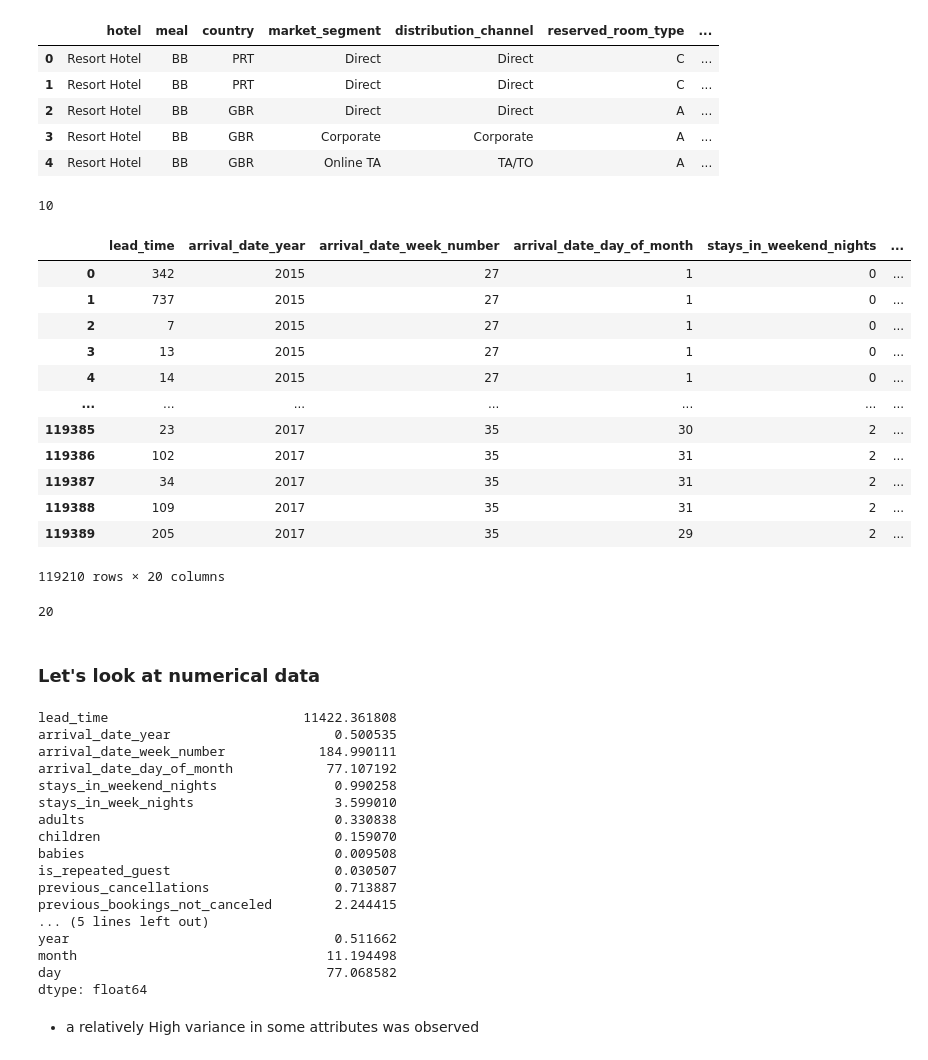
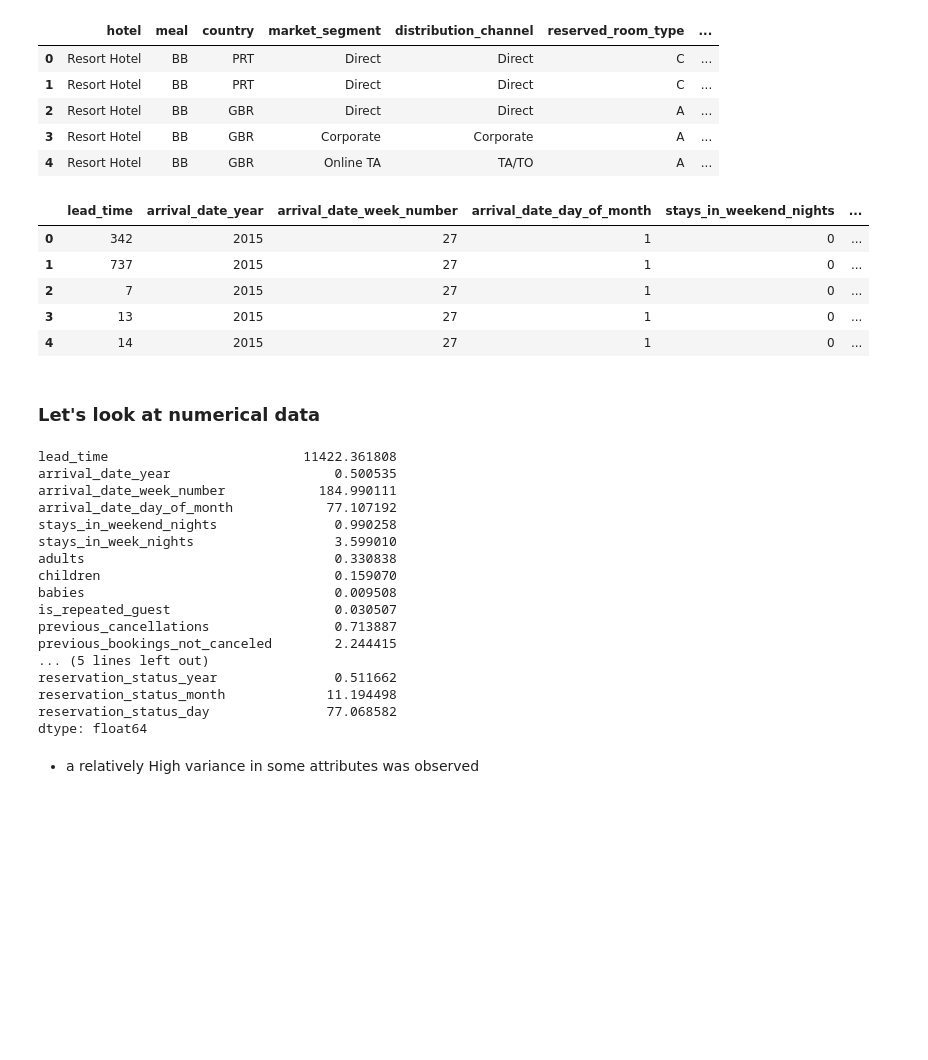
Before and after one commit to midoplays/DAProject, a Jupyter notebook: project.ipynb, the cells around one changed output. Saved outputs shown, nothing was run; the diff lists cells and outputs as text; code cells hidden in the pictures; blank space fills up the shorter version.

```diff
--- a/project.ipynb
+++ b/project.ipynb
@@ -253,9 +228,9 @@ df.describe()
 ##### Handling date data type
 # %%
 df['reservation_status_date'] = pd.to_datetime(df['reservation_status_date'])
-df['year'] = df['reservation_status_date'].dt.year
-df['month'] = df['reservation_status_date'].dt.month
-df['day'] = df['reservation_status_date'].dt.day
+df['reservation_status_year'] = df['reservation_status_date'].dt.year
+df['reservation_status_month'] = df['reservation_status_date'].dt.month
+df['reservation_status_day'] = df['reservation_status_date'].dt.day
 df.drop(['reservation_status_date','arrival_date_month'] , axis = 1, inplace = True)
 df.head()
 # %% [output]
@@ -279,32 +254,17 @@ categorical_df.head()
 | 2 | Resort Hotel | BB | GBR | Direct | Direct | A | ... |
 | 3 | Resort Hotel | BB | GBR | Corporate | Corporate | A | ... |
 | 4 | Resort Hotel | BB | GBR | Online TA | TA/TO | A | ... |
-# %%
-len(categorical_df.columns)
-# %% [output]
-10
 # %%
 numerical_df = df.drop(columns=categoircal, axis=1)
 numerical_df.drop('is_canceled', inplace=True, axis=1)
-numerical_df
+numerical_df.head()
 # %% [output]
 |  | lead_time | arrival_date_year | arrival_date_week_number | arrival_date_day_of_month | stays_in_weekend_nights | ... |
 | 0 | 342 | 2015 | 27 | 1 | 0 | ... |
 | 1 | 737 | 2015 | 27 | 1 | 0 | ... |
 | 2 | 7 | 2015 | 27 | 1 | 0 | ... |
 | 3 | 13 | 2015 | 27 | 1 | 0 | ... |
 | 4 | 14 | 2015 | 27 | 1 | 0 | ... |
-| ... | ... | ... | ... | ... | ... | ... |
-| 119385 | 23 | 2017 | 35 | 30 | 2 | ... |
-| 119386 | 102 | 2017 | 35 | 31 | 2 | ... |
-| 119387 | 34 | 2017 | 35 | 31 | 2 | ... |
-| 119388 | 109 | 2017 | 35 | 31 | 2 | ... |
-| 119389 | 205 | 2017 | 35 | 29 | 2 | ... |
-119210 rows × 20 columns
-# %%
-len(numerical_df.columns)
-# %% [output]
-20
 # %% [markdown]
 ### Let's look at numerical data
 # %%
@@ -324,9 +284,9 @@ is_repeated_guest                     0.030507
 previous_cancellations                0.713887
 previous_bookings_not_canceled        2.244415
 ... (5 lines left out)
-year                                  0.511662
-month                                11.194498
-day                                  77.068582
+reservation_status_year               0.511662
+reservation_status_month             11.194498
+reservation_status_day               77.068582
 dtype: float64
 # %% [markdown]
 * a relatively High variance in some attributes was observed
```
Also changed, not shown: parts of 41 cells of this notebook.
